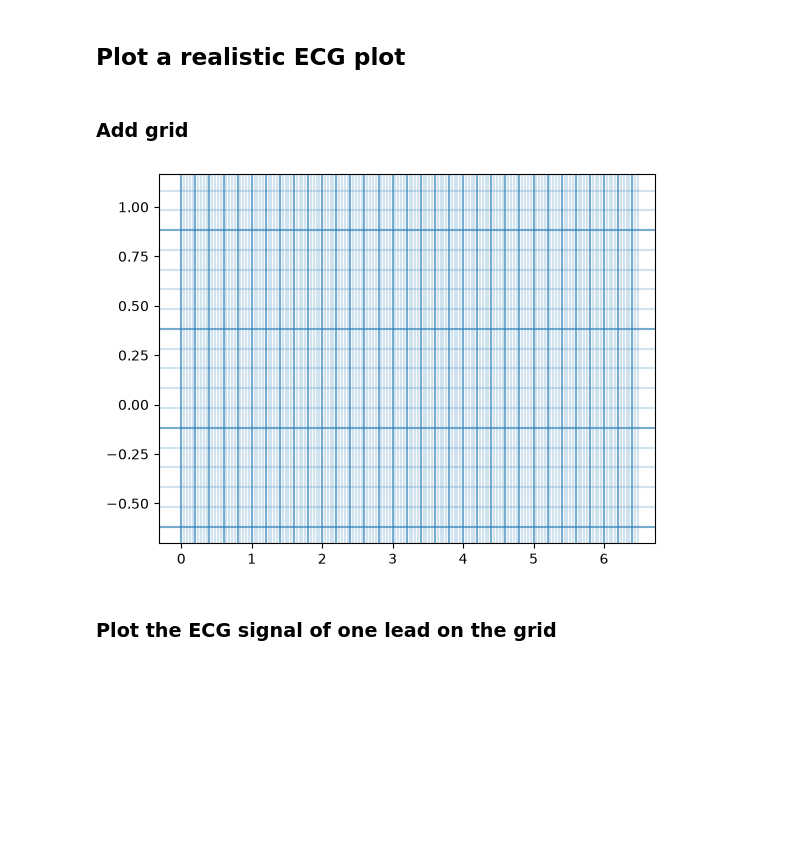
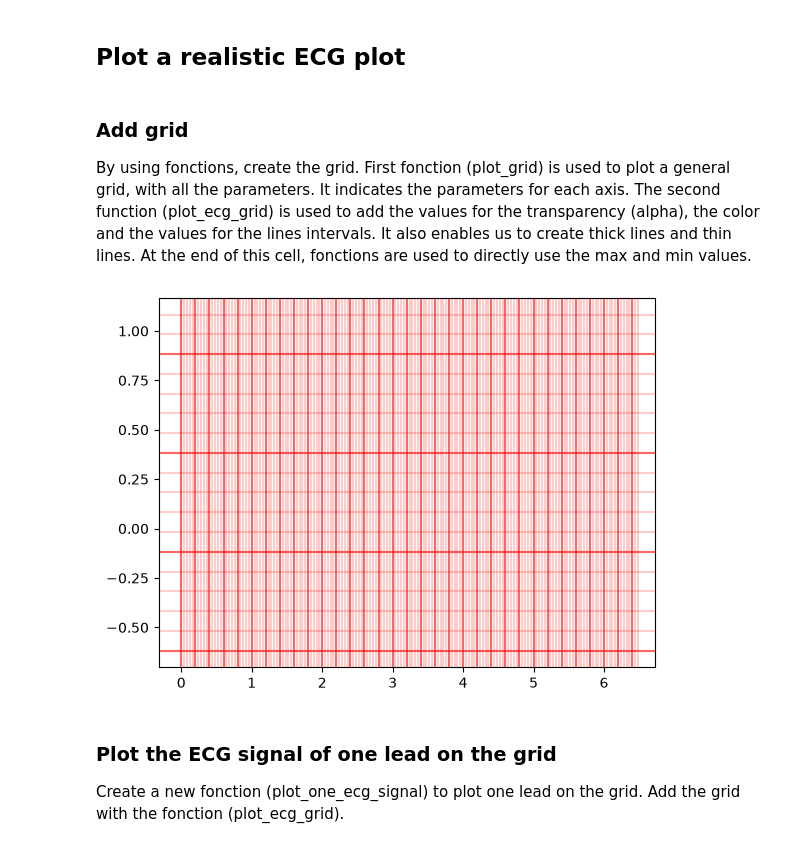
Before and after one commit to GaiaGas/Series01-python, a Jupyter notebook: Series01-Python.ipynb, the cells around one changed output. Saved outputs shown, nothing was run; the diff lists cells and outputs as text; code cells hidden in the pictures; blank space fills up the shorter version.

```diff
--- a/Series01-Python.ipynb
+++ b/Series01-Python.ipynb
@@ -100,39 +100,47 @@ The signal starts at 0s and ends at 6.5 which is coherent with the number of lin
 ## Plot a realistic ECG plot
 # %% [markdown]
 ### Add grid
+
+By using fonctions, create the grid.
+First fonction (plot_grid) is used to plot a general grid, with all the parameters. It indicates the parameters for each axis.
+The second function (plot_ecg_grid) is used to add the values for the transparency (alpha), the color and the values for the lines intervals. It also enables us to create thick lines and thin lines.
+At the end of this cell, fonctions are used to directly use the max and min values.
 # %%
 # Create a grid
 def plot_grid(seconds_per_square, mV_per_square, alpha,
-              min_time, max_time, min_ecg, max_ecg): # parameters for the grid, alpha is the transparency of the grid lines
+              min_time, max_time, min_ecg, max_ecg, color): # parameters for the grid, alpha is the transparency of the grid lines
 
     # vertical lines
     for time in np.arange(min_time, max_time, seconds_per_square): # loop : for each value (start, end, step), time is a new variable
-        plt.axvline(time, alpha=alpha) # on x axis
+        plt.axvline(time, alpha=alpha, color=color) # on x axis
 
     # horizontal lines
     for ecg in np.arange(min_ecg, max_ecg, mV_per_square):
-        plt.axhline(ecg, alpha=alpha) # on y axis
+        plt.axhline(ecg, alpha=alpha, color=color) # on y axis
 
 def plot_ecg_grid(min_time, max_time, min_ecg, max_ecg):
 # thick grid lines
-    plot_grid(0.2, 0.5, 0.5, # (seconds_per_square, mV_per_square, alpha)
-              min_time, max_time, min_ecg, max_ecg)
+    plot_grid(0.2, 0.5, 0.5, # (seconds_per_square, mV_per_square, alpha) 0.2s (vertical) 0.5 mV (horizontal) (standard ECG grid,) 0.5 is the transparency of the grid lines
+              min_time, max_time, min_ecg, max_ecg, 'red')
 # thin grid lines
-    plot_grid(0.04, 0.1, 0.2, # (seconds_per_square, mV_per_square, alpha)
-              min_time, max_time, min_ecg, max_ecg)
+    plot_grid(0.04, 0.1, 0.2, # (seconds_per_square, mV_per_square, alpha) divided by 5 for the two first values, more transparent grid lines
+              min_time, max_time, min_ecg, max_ecg, 'red')
 
 plot_ecg_grid( # parameters for the grid (fonctions)
-    timestamps.min(), # direcrtly use the min and max values of the timestamps and ECG_real arrays to set the limits of the grid
+    timestamps.min(), # directly use the min and max values of the timestamps and ECG_real arrays to set the limits of the grid
     timestamps.max(),
     ECG_real.min(),
     ECG_real.max()
 )
 
 plt.show()
 # %% [output]
-[figure, old version]
+[figure, new version]
 # %% [markdown]
 ### Plot the ECG signal of one lead on the grid
+
+Create a new fonction (plot_one_ecg_signal) to plot one lead on the grid.
+Add the grid with the fonction (plot_ecg_grid).
 # %%
 def plot_one_ecg_signal(time, ecg, lead_name, color):
 
```
Also changed, not shown: parts of 8 cells of this notebook.
